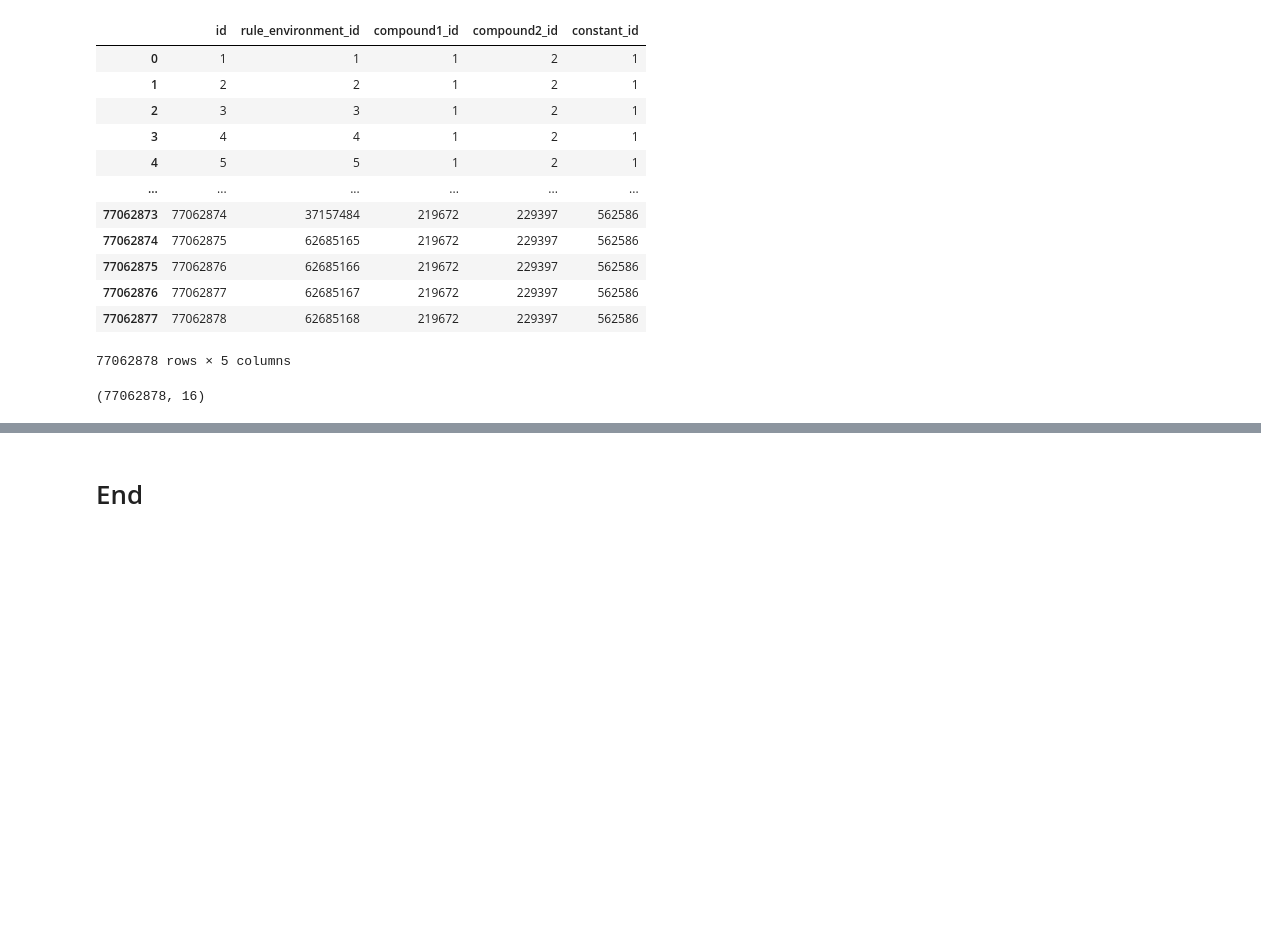
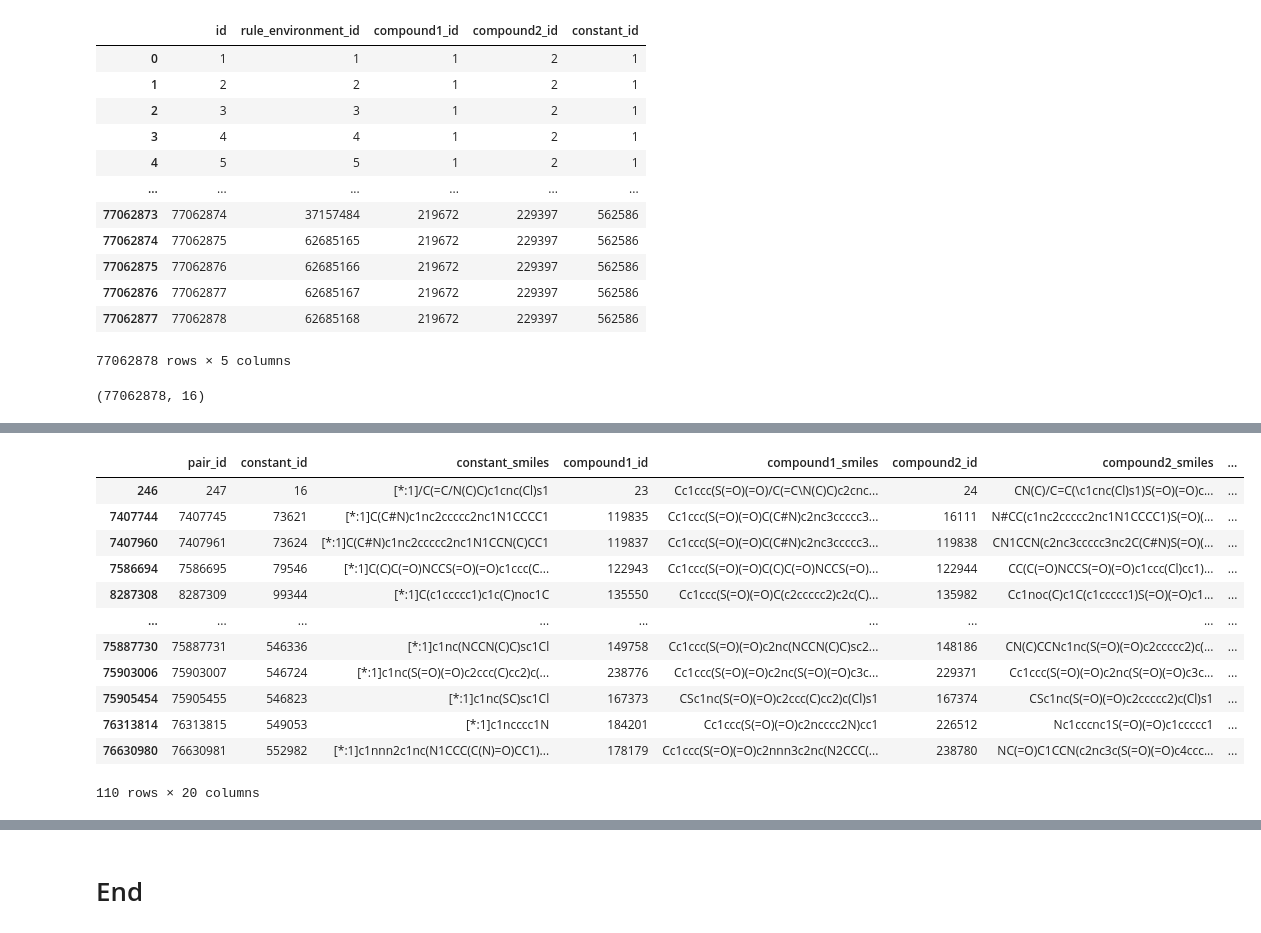
Before and after one commit to anya-chen/MMP_explore, a Jupyter notebook: hitdexter3_data_explore.ipynb, the cells around one changed output, grey strips where cells are left out. Cells and saved outputs as stored; diff of their text form; code cells hidden in the pictures; blank space fills up the shorter version.

```diff
--- a/hitdexter3_data_explore.ipynb
+++ b/hitdexter3_data_explore.ipynb
@@ -468,0 +616,18 @@ np.int64(1493526)
+# %%
+df_pair_props[(df_pair_props['rule_id'] == 40) & (df_pair_props['radius'] == 0)]
+# rule id need to combine with radius, the same rule_id can have different radius, different number of pairs, the number of pairs are counted by rule environment!
+# this rule_id at radius 0 has 123 pairs
+# %% [output]
+|  | pair_id | constant_id | constant_smiles | compound1_id | compound1_smiles | compound2_id | compound2_smiles | ... |
+| 246 | 247 | 16 | [*:1]/C(=C/N(C)C)c1cnc(Cl)s1 | 23 | Cc1ccc(S(=O)(=O)/C(=C\N(C)C)c2cnc... | 24 | CN(C)/C=C(\c1cnc(Cl)s1)S(=O)(=O)c... | ... |
+| 7407744 | 7407745 | 73621 | [*:1]C(C#N)c1nc2ccccc2nc1N1CCCC1 | 119835 | Cc1ccc(S(=O)(=O)C(C#N)c2nc3ccccc3... | 16111 | N#CC(c1nc2ccccc2nc1N1CCCC1)S(=O)(... | ... |
+| 7407960 | 7407961 | 73624 | [*:1]C(C#N)c1nc2ccccc2nc1N1CCN(C)CC1 | 119837 | Cc1ccc(S(=O)(=O)C(C#N)c2nc3ccccc3... | 119838 | CN1CCN(c2nc3ccccc3nc2C(C#N)S(=O)(... | ... |
+| 7586694 | 7586695 | 79546 | [*:1]C(C)C(=O)NCCS(=O)(=O)c1ccc(C... | 122943 | Cc1ccc(S(=O)(=O)C(C)C(=O)NCCS(=O)... | 122944 | CC(C(=O)NCCS(=O)(=O)c1ccc(Cl)cc1)... | ... |
+| 8287308 | 8287309 | 99344 | [*:1]C(c1ccccc1)c1c(C)noc1C | 135550 | Cc1ccc(S(=O)(=O)C(c2ccccc2)c2c(C)... | 135982 | Cc1noc(C)c1C(c1ccccc1)S(=O)(=O)c1... | ... |
+| ... | ... | ... | ... | ... | ... | ... | ... | ... |
+| 75887730 | 75887731 | 546336 | [*:1]c1nc(NCCN(C)C)sc1Cl | 149758 | Cc1ccc(S(=O)(=O)c2nc(NCCN(C)C)sc2... | 148186 | CN(C)CCNc1nc(S(=O)(=O)c2ccccc2)c(... | ... |
+| 75903006 | 75903007 | 546724 | [*:1]c1nc(S(=O)(=O)c2ccc(C)cc2)c(... | 238776 | Cc1ccc(S(=O)(=O)c2nc(S(=O)(=O)c3c... | 229371 | Cc1ccc(S(=O)(=O)c2nc(S(=O)(=O)c3c... | ... |
+| 75905454 | 75905455 | 546823 | [*:1]c1nc(SC)sc1Cl | 167373 | CSc1nc(S(=O)(=O)c2ccc(C)cc2)c(Cl)s1 | 167374 | CSc1nc(S(=O)(=O)c2ccccc2)c(Cl)s1 | ... |
+| 76313814 | 76313815 | 549053 | [*:1]c1ncccc1N | 184201 | Cc1ccc(S(=O)(=O)c2ncccc2N)cc1 | 226512 | Nc1cccnc1S(=O)(=O)c1ccccc1 | ... |
+| 76630980 | 76630981 | 552982 | [*:1]c1nnn2c1nc(N1CCC(C(N)=O)CC1)... | 178179 | Cc1ccc(S(=O)(=O)c2nnn3c2nc(N2CCC(... | 238780 | NC(=O)C1CCN(c2nc3c(S(=O)(=O)c4ccc... | ... |
+110 rows × 20 columns
```
Also changed, not shown: parts of 28 cells of this notebook, 3 other files.
